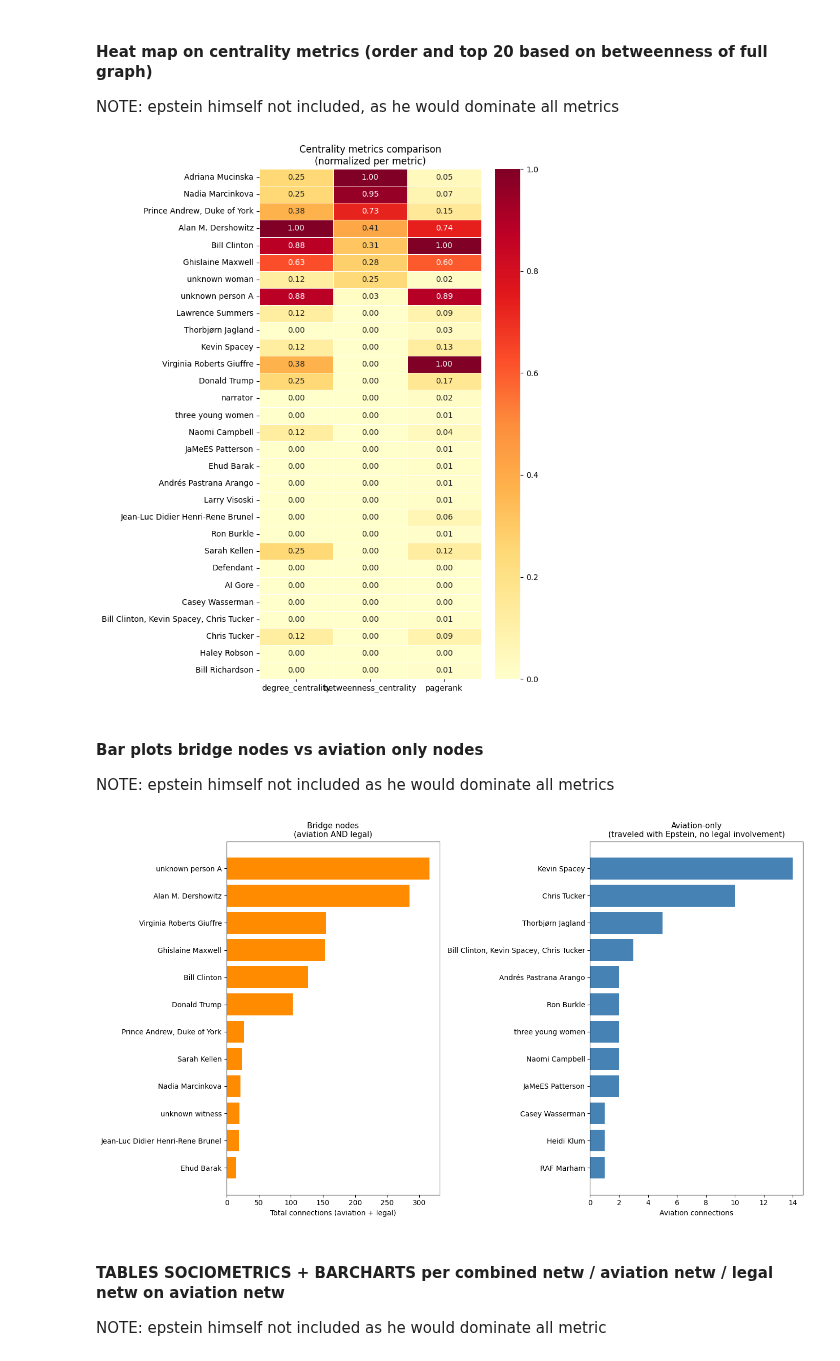
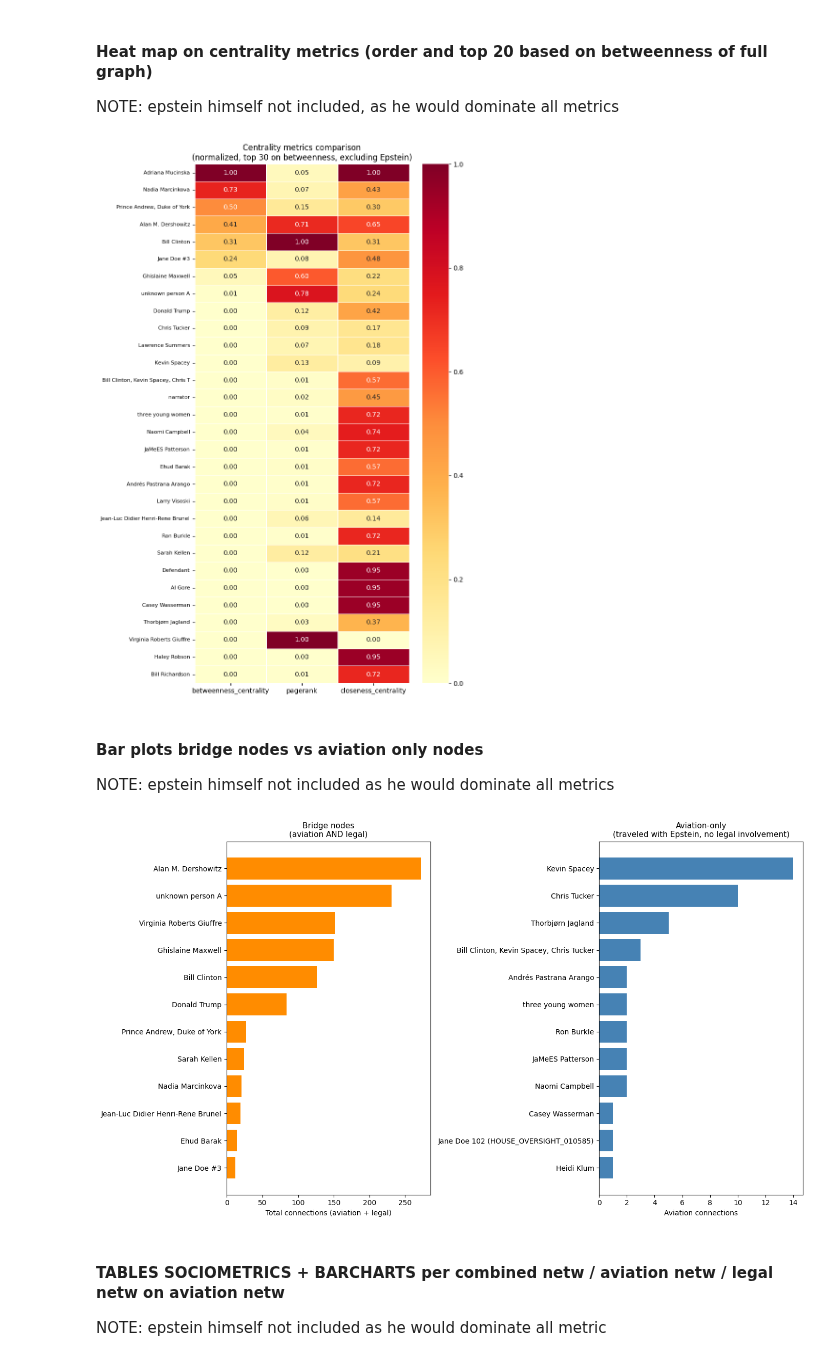
Before and after one commit to Lowievlitsenborg/AdvancedAnalyticsGraphAnalytics, a Jupyter notebook: Av_leg_netw_fien_based_on_elias.ipynb, the cells around one changed output. Drawn from its saved outputs; the diff is of its cells as text; code cells hidden in the pictures.

```diff
--- a/Av_leg_netw_fien_based_on_elias.ipynb
+++ b/Av_leg_netw_fien_based_on_elias.ipynb
@@ -110,7 +110,6 @@ LEGAL_KEYWORDS = [
     'testified before',
     'investigated',
     'accused',
-    'questioned',
     # Fifth Amendment
     'fifth amendment',
     'self-incrimination',
@@ -119,6 +118,13 @@ LEGAL_KEYWORDS = [
     'granted immunity',
     'received immunity',
     'agreed not to prosecute',
+    # questionned
+    'questioned about allegations',
+    'questioned victim about',
+    'questioned about lunch meeting',
+    'questioned about breakfast meeting',
+    'questioned about attending meeting',
+    'questioned about requesting legal help'
 ]
 
 # (3) NON LEGAL ACTIONS - actions caught by LEGAL_KEYWORDS but not actually legal
@@ -138,6 +144,8 @@ NON_LEGAL_ACTIONS = [
     'questioned exit note',
     'issued',
     'initiated conversation with and questioned',
+    'forwarded media inquiry and lawsuit to',
+    'forwarded lawsuit email to'
 ]
 
 # (4) AVIATION ACTIONS
@@ -671,30 +684,31 @@ display(Image('png_gephi/graph2_closeness_no_labels.png'))
 #### Heat map on centrality metrics (order and top 20 based on betweenness of full graph)
 NOTE: epstein himself not included, as he would dominate all metrics
 # %%
-# Heatmap on the centrality metrics (on top 20 of betweenness)
-# NOTE: (epstein himself not included, as he would dominate all metrics)
+# Heatmap on the centrality metrics (top 30 on betweenness, excluding Epstein)
 df_heat = df_centrality[df_centrality['entity'] != 'Jeffrey Epstein'].copy()
-df_heat = df_heat.head(30)
+df_heat = df_heat.sort_values('betweenness_centrality', ascending=False).head(30)
 
 # Normalizing metrics
-metrics = ['degree_centrality', 'betweenness_centrality', 'pagerank']
+metrics = ['betweenness_centrality', 'pagerank', 'closeness_centrality']
 df_heat_norm = df_heat[metrics].copy()
 for col in metrics:
     df_heat_norm[col] = (df_heat_norm[col] - df_heat_norm[col].min()) / (df_heat_norm[col].max() - df_heat_norm[col].min())
 
 df_heat_norm.index = df_heat['entity'].values
 
-fig, ax = plt.subplots(figsize=(8, 10))
+fig, ax = plt.subplots(figsize=(8, 12))
 sns.heatmap(df_heat_norm,
             annot=True, fmt='.2f',
             cmap='YlOrRd',
             linewidths=0.5,
             ax=ax)
-ax.set_title('Centrality metrics comparison\n(normalized per metric)', fontsize=12)
+ax.set_title('Centrality metrics comparison\n(normalized, top 30 on betweenness, excluding Epstein)', fontsize=12)
+ax.set_yticklabels([name[:35] for name in df_heat_norm.index], fontsize=8)
 plt.tight_layout()
+plt.savefig('centrality_heatmap.png', dpi=150, bbox_inches='tight')
 plt.show()
 # %% [output]
-[figure, old version]
+[figure, new version]
 # %% [markdown]
 #### Bar plots bridge nodes vs aviation only nodes
 NOTE: epstein himself not included as he would dominate all metrics
@@ -702,24 +716,27 @@ NOTE: epstein himself not included as he would dominate all metrics
 ## BAR PLOTS BRIDGE NODES VS AVIATION ONLY
 ## NOTE: epstein himself not included as he would dominate all metrics
 
-#  Aviation only — entities without legal connections
-aviation_only = bridge_nodes[bridge_nodes['legal_count'] == 0].copy()
+# Aviation only
+aviation_only = bridge_nodes[
+    (bridge_nodes['legal_count'] == 0)
+].copy()
 
-# Bridge nodes — entities both in legal and aviation network
-bridge_only = bridge_nodes[bridge_nodes['legal_count'] > 0].copy()
-# Verwijder Epstein zelf
-bridge_only = bridge_only[bridge_only['entity'] != 'Jeffrey Epstein']
+# Bridge nodes
+bridge_only = bridge_nodes[
+    (bridge_nodes['legal_count'] > 0) &
+    (bridge_nodes['entity'] != 'Jeffrey Epstein')
+].copy()
 
 fig, axes = plt.subplots(1, 2, figsize=(14, 8))
 
-# Bridge nodes
-top_bridge = bridge_only.head(12)
+# Bridge nodes — sorted on total
+top_bridge = bridge_only.sort_values('total', ascending=False).head(12)
 axes[0].barh(top_bridge['entity'][::-1], top_bridge['total'][::-1], color='darkorange')
 axes[0].set_xlabel('Total connections (aviation + legal)')
 axes[0].set_title('Bridge nodes\n(aviation AND legal)', fontsize=11)
 
-# Aviation only
-top_avi_only = aviation_only.head(12)
+# Aviation only — sorted on aviation count
+top_avi_only = aviation_only.sort_values('connection_count', ascending=False).head(12)
 axes[1].barh(top_avi_only['entity'][::-1], top_avi_only['connection_count'][::-1], color='steelblue')
 axes[1].set_xlabel('Aviation connections')
 axes[1].set_title('Aviation-only\n(traveled with Epstein, no legal involvement)', fontsize=11)
@@ -727,7 +744,7 @@ axes[1].set_title('Aviation-only\n(traveled with Epstein, no legal involvement)'
 plt.tight_layout()
 plt.show()
 # %% [output]
-[figure, old version]
+[figure, new version]
 # %% [markdown]
 #### TABLES SOCIOMETRICS + BARCHARTS per combined netw / aviation netw / legal netw on aviation netw
  NOTE: epstein himself not included as he would dominate all metric
```
Also changed, not shown: parts of 10 cells of this notebook.
